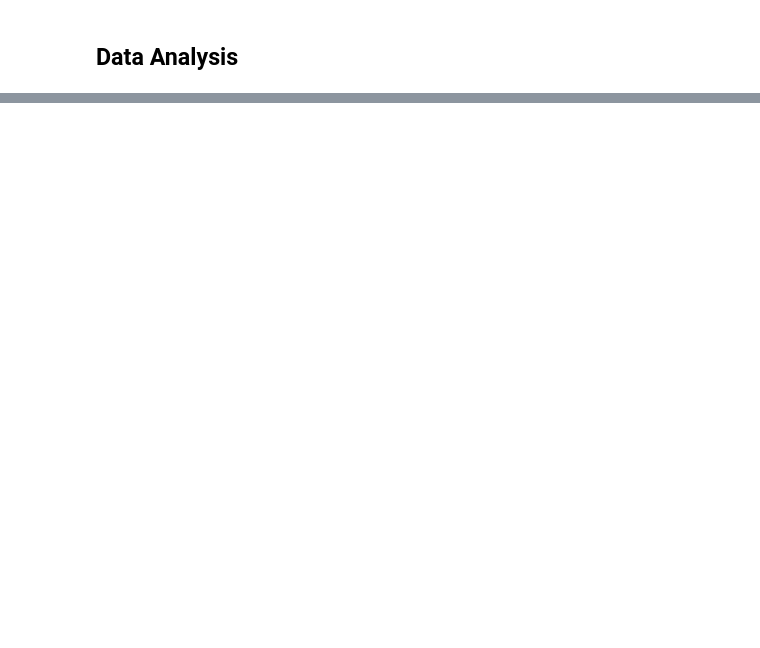
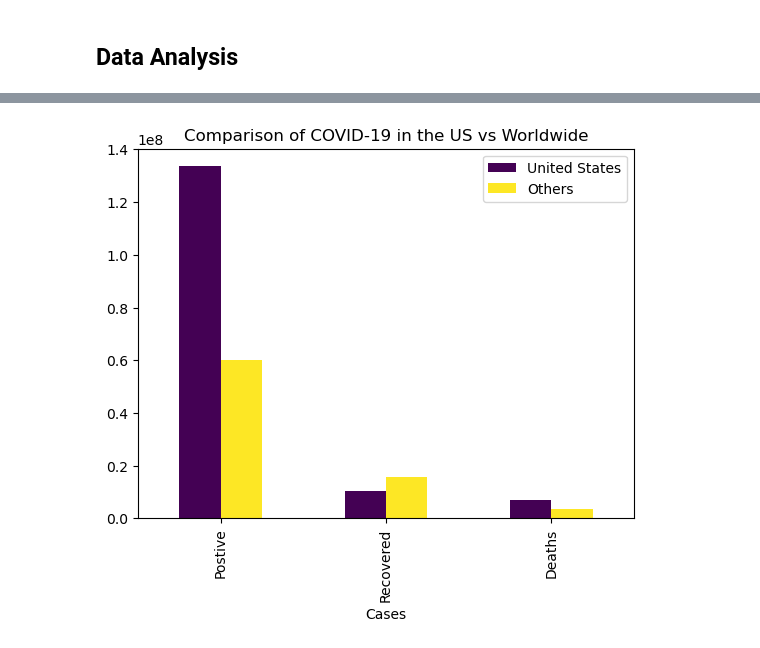
Before and after one commit to lgamarra/COVID-19-Cases, a Jupyter notebook: covid19.ipynb, the cells around one changed output, grey strips where cells are left out. Saved outputs shown, nothing was run; the diff lists cells and outputs as text; code cells hidden in the pictures; blank space fills up the shorter version.

```diff
--- a/covid19.ipynb
+++ b/covid19.ipynb
@@ -209,0 +217,8 @@ pd.concat([us_counts, us_percents], axis=1, keys=['US','Percentage'])
+# %%
+All = {'Cases' : ['Postive', 'Recovered', 'Deaths'],
+    'United States' : [133567277, 10548079, 6808745],
+        'Others' : [60157398, 15719652, 3522861]}
+data = pd.DataFrame(All)
+data.plot(kind='bar', x='Cases', title = 'Comparison of COVID-19 in the US vs Worldwide', colormap = 'viridis');
+# %% [output]
+[figure, added]
```
Also changed, not shown: parts of 40 cells of this notebook.
